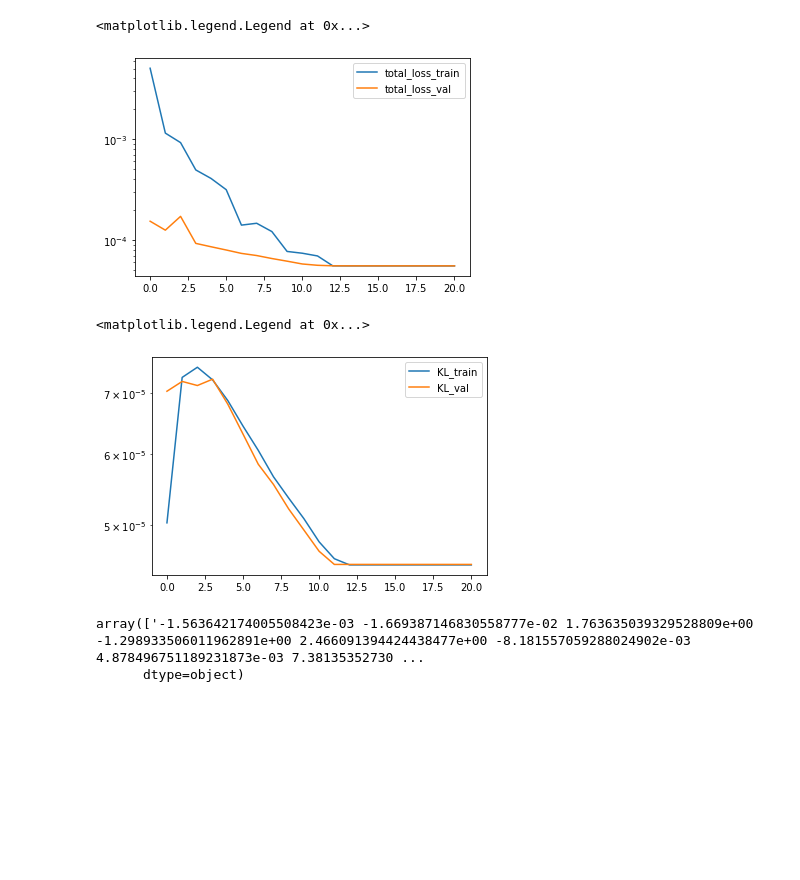
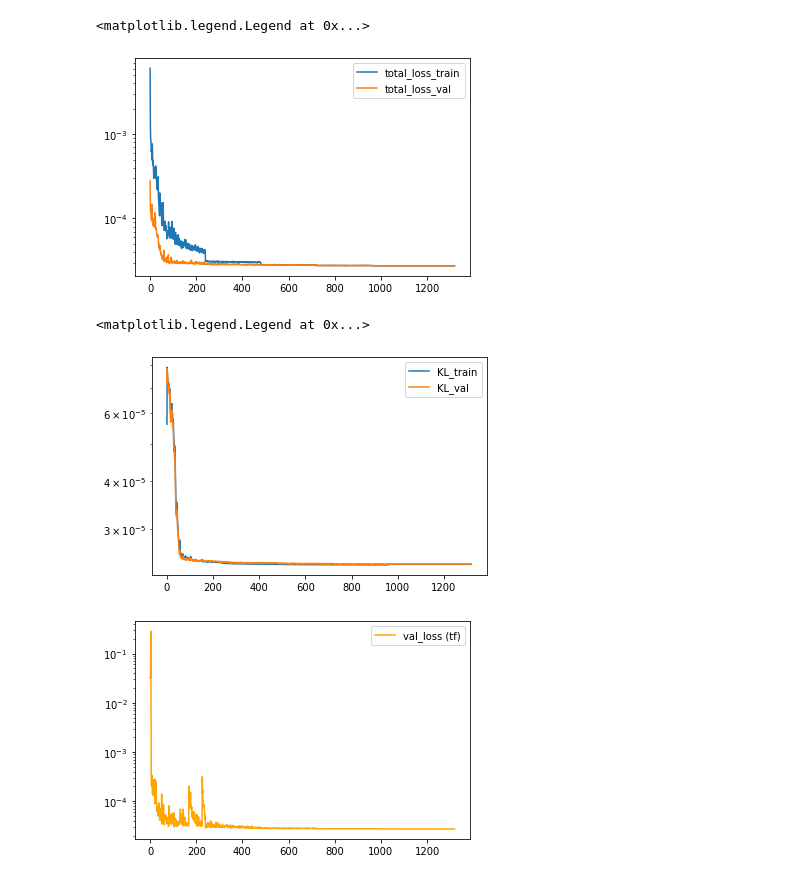
Before and after one commit to Hui-Chi/NF-C-VAE, a Jupyter notebook: checkOutput.ipynb, the cells around one changed output. Cells and saved outputs as stored; diff of their text form; code cells hidden in the pictures; blank space fills up the shorter version.

```diff
--- a/checkOutput.ipynb
+++ b/checkOutput.ipynb
@@ -36,29 +18,30 @@ print(mean)
 # %%
-epoch = np.arange(0,21)
-train_loss = np.load("/workdir/huichi/NF-C-VAE/data_save/test_noCond_NoF_train_loss.npy", allow_pickle=True)
-val_loss = np.load("/workdir/huichi/NF-C-VAE/data_save/test_noCond_NoF_val_loss.npy", allow_pickle=True)
+epoch = np.arange(0,1320)
+train_loss = np.load("/workdir/huichi/NF-C-VAE/data_save/6var_NoF_train_loss.npy", allow_pickle=True)
+val_loss = np.load("/workdir/huichi/NF-C-VAE/data_save/6var_NoF_val_loss.npy", allow_pickle=True)
 plt.plot(epoch, train_loss, '-', label='total_loss_train')
 plt.plot(epoch, val_loss, '-', label='total_loss_val')
 plt.yscale('log')
 plt.legend()
 # %% [output]
 <matplotlib.legend.Legend at 0x...>
-[figure, old version]
+[figure, new version]
 # %%
-epoch = np.arange(0,21)
-train_kl = np.load("/workdir/huichi/NF-C-VAE/data_save/test_noCond_NoF_train_kl.npy", allow_pickle=True)
-val_kl = np.load("/workdir/huichi/NF-C-VAE/data_save/test_noCond_NoF_val_kl.npy", allow_pickle=True)
+epoch = np.arange(0,1320)
+train_kl = np.load("/workdir/huichi/NF-C-VAE/data_save/6var_NoF_train_kl.npy", allow_pickle=True)
+val_kl = np.load("/workdir/huichi/NF-C-VAE/data_save/6var_NoF_val_kl.npy", allow_pickle=True)
 plt.plot(epoch, train_kl, '-', label='KL_train')
 plt.plot(epoch, val_kl, '-', label='KL_val')
 plt.yscale('log')
 plt.legend()
 # %% [output]
 <matplotlib.legend.Legend at 0x...>
-[figure, old version]
+[figure, new version]
-# %%
-mean2 = pd.read_csv("/workdir/huichi/DeepEvents/LHCO2020/6var/cbvae_LHCO2020_latent_mean_20d_e-6.csv")
-mean_val = mean2.values
-mean_val[0]
-# %% [output]
-array(['-1.563642174005508423e-03 -1.669387146830558777e-02 1.763635039329528809e+00 -1.298933506011962891e+00 2.466091394424438477e+00 -8.181557059288024902e-03 4.878496751189231873e-03 7.38135352730 ...
-      dtype=object)
+# %%
+tf_val = np.load("/workdir/huichi/DeepEvents/LHCO2020/6var/cbvae_LHCO2020_val_loss.npy")
+plt.plot(epoch, tf_val, '-', color='orange', label='val_loss (tf)')
+plt.yscale('log')
+plt.legend()
+plt.show()
+# %% [output]
+[figure, added]
```
Also changed, not shown: parts of 3 cells of this notebook, 10 other files.
